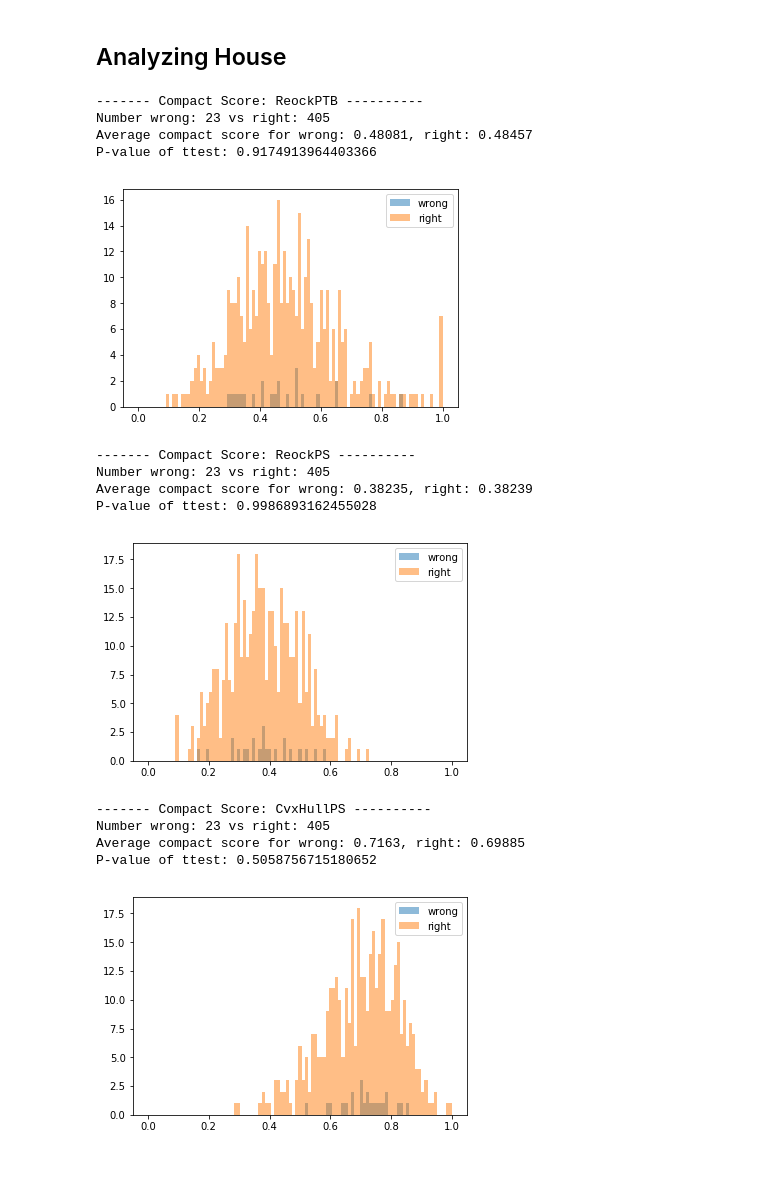
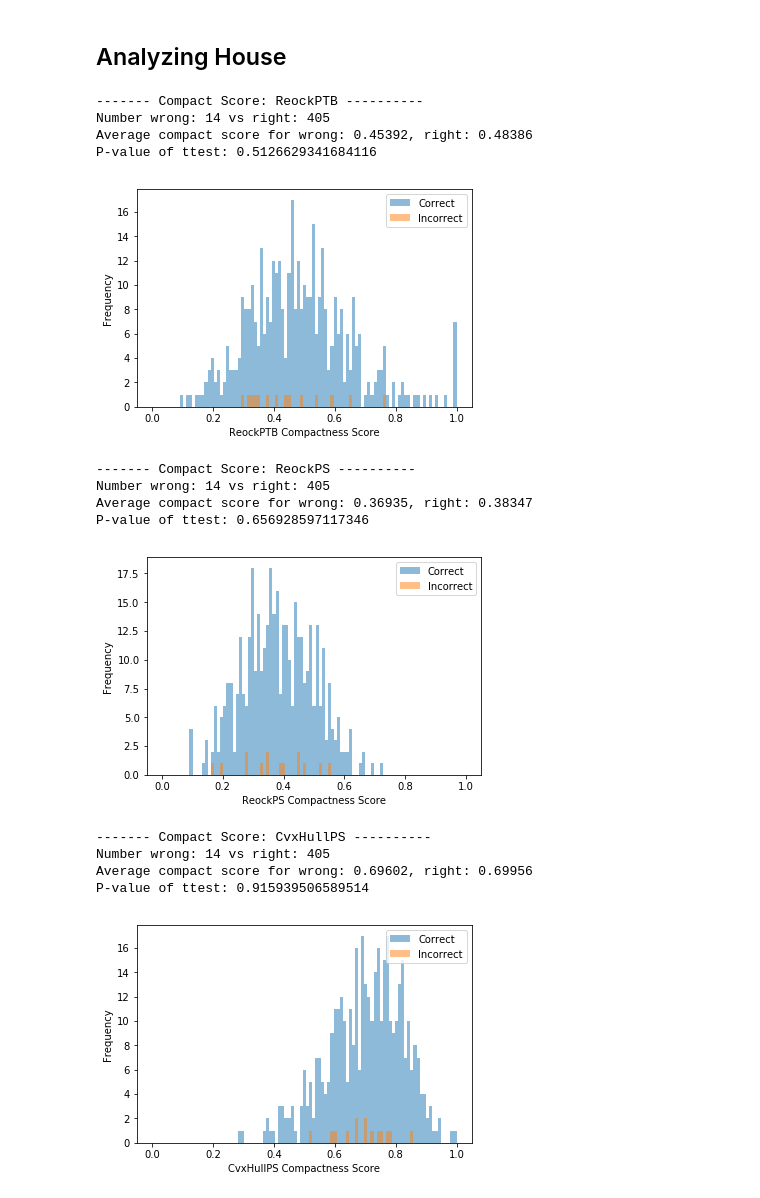
Before and after one commit to matthewkol186/cos597e_assign1, a Jupyter notebook: analyze_compactness.ipynb, the cells around one changed output. Saved outputs shown, nothing was run; the diff lists cells and outputs as text; code cells hidden in the pictures; blank space fills up the shorter version.

```diff
--- a/analyze_compactness.ipynb
+++ b/analyze_compactness.ipynb
@@ -9,7 +9,7 @@ import matplotlib.pyplot as plt
 from scipy.stats import ttest_ind
 # %%
 compact_df = pd.read_csv('cd_scores.csv', encoding = "ISO-8859-1")
-houseresults = pd.read_csv('vote_results/clean_csv/house.csv', encoding = "ISO-8859-1")
+houseresults = pd.read_csv('vote_results/clean_csv_11_23/house.csv', encoding = "ISO-8859-1")
 
 # # index fix
 # compact_df['CD114FP'] = compact_df['CD114FP'].replace(0, 1)
@@ -66,44 +66,46 @@ for compact_version in ['ReockPTB', 'ReockPS', 'CvxHullPS']:
     right_compact_scores = []
     for i in range(len(houseresults)):
         row = houseresults.iloc[i]
         prev_result = housedist_to_party[id_to_housedist[row['id']]]
         curr_result = 'democrat' if row['d_won'] else 'republican'
         compact_score = compact_df[compact_df['id'] == row['id']][compact_version].values
         if len(compact_score) != 1:
             print(compact_score)
             assert False
         compact_score = compact_score[0]
         if prev_result != curr_result:
             wrong_compact_scores.append(compact_score)
         else:
             right_compact_scores.append(compact_score)
     print("------- Compact Score: {} ----------".format(compact_version))
 
     print("Number wrong: {0} vs right: {1}".format(len(wrong_compact_scores), len(right_compact_scores)))
     print("Average compact score for wrong: {0}, right: {1}".format(round(np.mean(wrong_compact_scores), 5), round(np.mean(right_compact_scores), 5)))
 
     t, p = ttest_ind(wrong_compact_scores, right_compact_scores)
     print("P-value of ttest: {}".format(p))
 
     bins = np.linspace(0, 1., 100)
 
-    plt.hist(wrong_compact_scores, bins, alpha=0.5, label='wrong')
-    plt.hist(right_compact_scores, bins, alpha=0.5, label='right')
+    plt.hist(right_compact_scores, bins, alpha=0.5, label='Correct')
+    plt.hist(wrong_compact_scores, bins, alpha=0.5, label='Incorrect')
+    plt.xlabel('{} Compactness Score'.format(compact_version))
+    plt.ylabel('Frequency')
     plt.legend(loc='upper right')
     plt.show()
 # %% [output]
 ------- Compact Score: ReockPTB ----------
-Number wrong: 23 vs right: 405
-Average compact score for wrong: 0.48081, right: 0.48457
-P-value of ttest: 0.9174913964403366
+Number wrong: 14 vs right: 405
+Average compact score for wrong: 0.45392, right: 0.48386
+P-value of ttest: 0.5126629341684116
-[figure, old version]
+[figure, new version]
 ------- Compact Score: ReockPS ----------
-Number wrong: 23 vs right: 405
-Average compact score for wrong: 0.38235, right: 0.38239
-P-value of ttest: 0.9986893162455028
+Number wrong: 14 vs right: 405
+Average compact score for wrong: 0.36935, right: 0.38347
+P-value of ttest: 0.656928597117346
-[figure, old version]
+[figure, new version]
 ------- Compact Score: CvxHullPS ----------
-Number wrong: 23 vs right: 405
-Average compact score for wrong: 0.7163, right: 0.69885
-P-value of ttest: 0.5058756715180652
+Number wrong: 14 vs right: 405
+Average compact score for wrong: 0.69602, right: 0.69956
+P-value of ttest: 0.915939506589514
-[figure, old version]
+[figure, new version]
```
Also changed, not shown: 4 other files.
